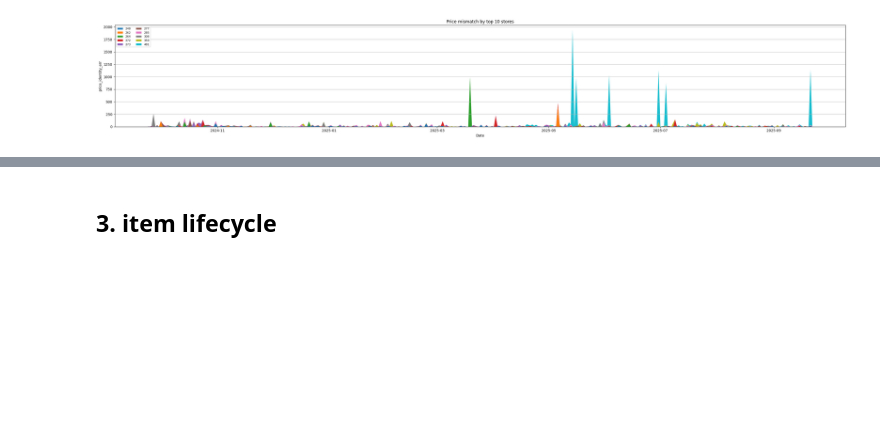
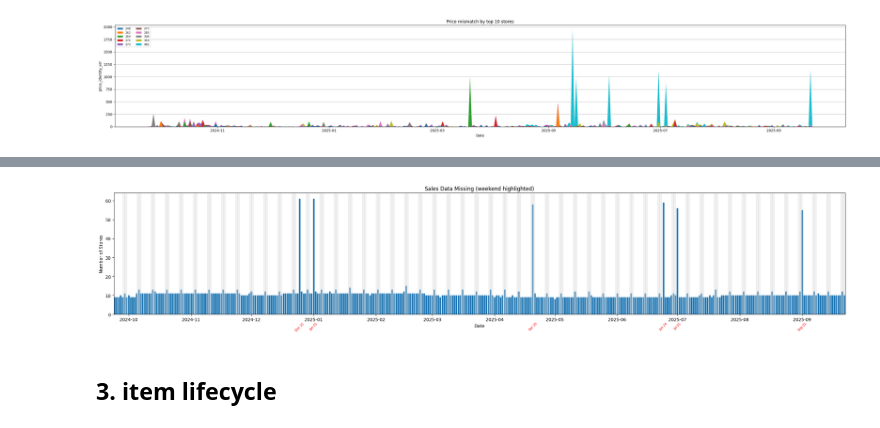
Before and after one commit to kozlov-ski/aptimyz-demand-forecast, a Jupyter notebook: notebooks/2_aptimyz_eda_v1.ipynb, the cells around one changed output, grey strips where cells are left out. Cells and saved outputs as stored; diff of their text form; code cells hidden in the pictures; blank space fills up the shorter version.

```diff
--- a/notebooks/2_aptimyz_eda_v1.ipynb
+++ b/notebooks/2_aptimyz_eda_v1.ipynb
@@ -385,2 +293,85 @@ plt.show()
+# %%
+store_coverage_df = conn.execute("""
+with
+date_spine as (
+    select *
+    from generate_series(
+        (select min(date) from df),
+        (select max(date) from df),
+        interval 1 day
+    ) as g(d),
+),
+
+store_spine as (
+    select distinct store_id from df
+),
+
+full_store_calendar as (
+    select ds.d, ss.store_id
+    from date_spine ds
+    cross join store_spine ss
+),
+
+store_days as (
+    select
+        date as d,
+        store_id,
+        1 as has_row
+    from df
+    group by 1, 2
+),
+
+store_coverage as (
+    select
+        fsc.d,
+        fsc.store_id,
+        coalesce(sd.has_row,0) as has_row
+    from full_store_calendar fsc
+    left join store_days sd using(d, store_id)
+)
+
+select
+  d,
+  sum(has_row) as active_stores,
+  count(*) - sum(has_row) as missing_store_days
+from store_coverage
+group by 1
+order by 1
+""").df()
+
+# Ploting
+fig, ax = plt.subplots(figsize=(30, 5))
+ax.bar(
+    store_coverage_df["d"],
+    store_coverage_df["missing_store_days"],
+)
+# Highlight weekends
+for date in store_coverage_df["d"]:
+    if date.weekday() >= 5:  # 5 = Saturday, 6 = Sunday
+        ax.axvspan(date, date + pd.Timedelta(days=1), color="lightgray", alpha=0.3)
+
+# Highlight days when missing_store_days exceeds threshold
+threshold = 30
+above = store_coverage_df[store_coverage_df["missing_store_days"] > threshold]
+
+for _, row in above.iterrows():
+    ax.text(
+        row["d"],
+        -4,  # slightly below axis
+        row["d"].strftime("%b %d"),
+        rotation=45,
+        color="red",
+        ha="center",
+        va="top",
+        fontsize=7,
+    )
+
+ax.set_title("Sales Data Missing (weekend highlighted)")
+ax.set_xlabel("Date")
+ax.set_ylabel("Number of Stores")
+plt.margins(x=0)
+plt.show()
+# %% [output]
+[figure, added]
 # %% [markdown]
 ## 3. item lifecycle
```
Also changed, not shown: parts of 19 cells of this notebook.
